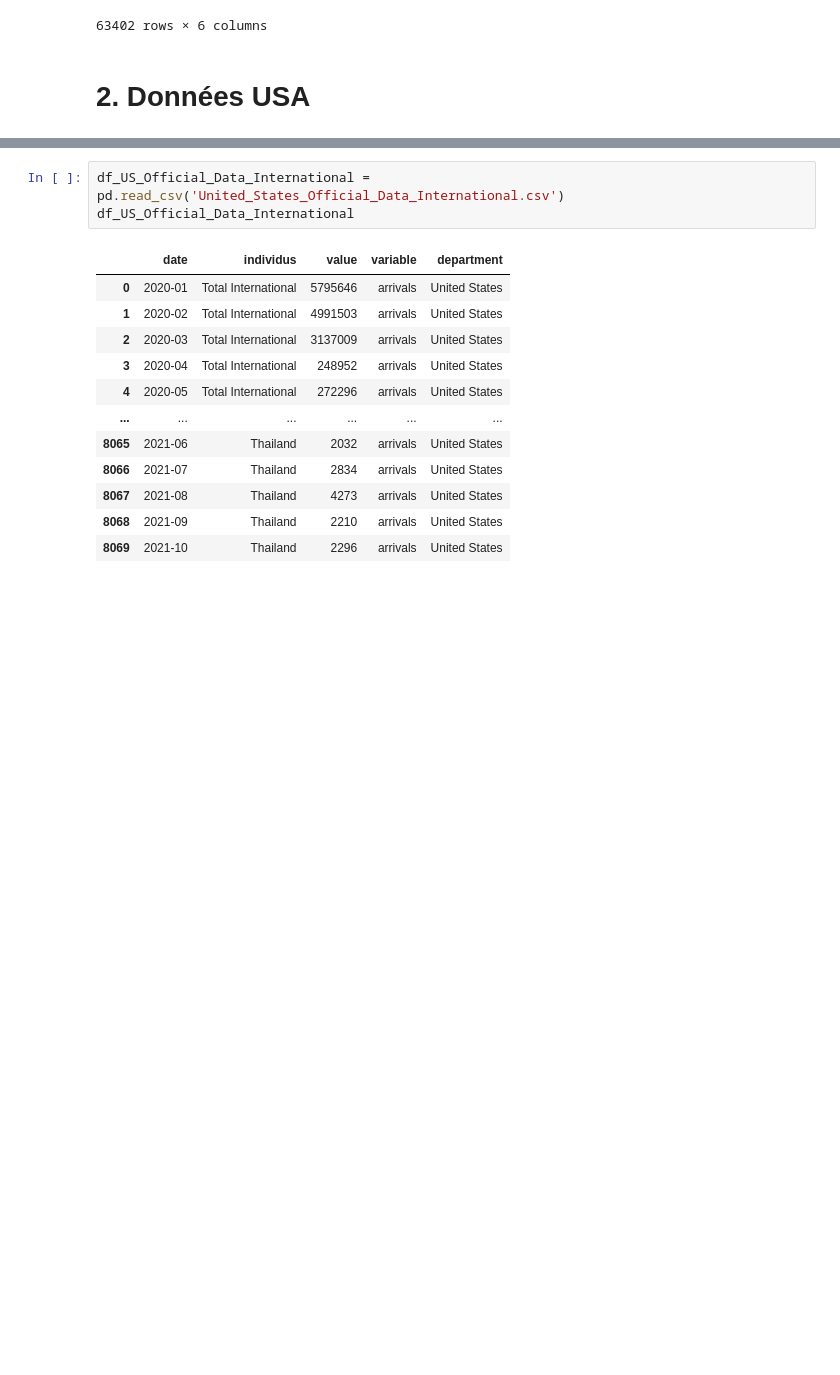
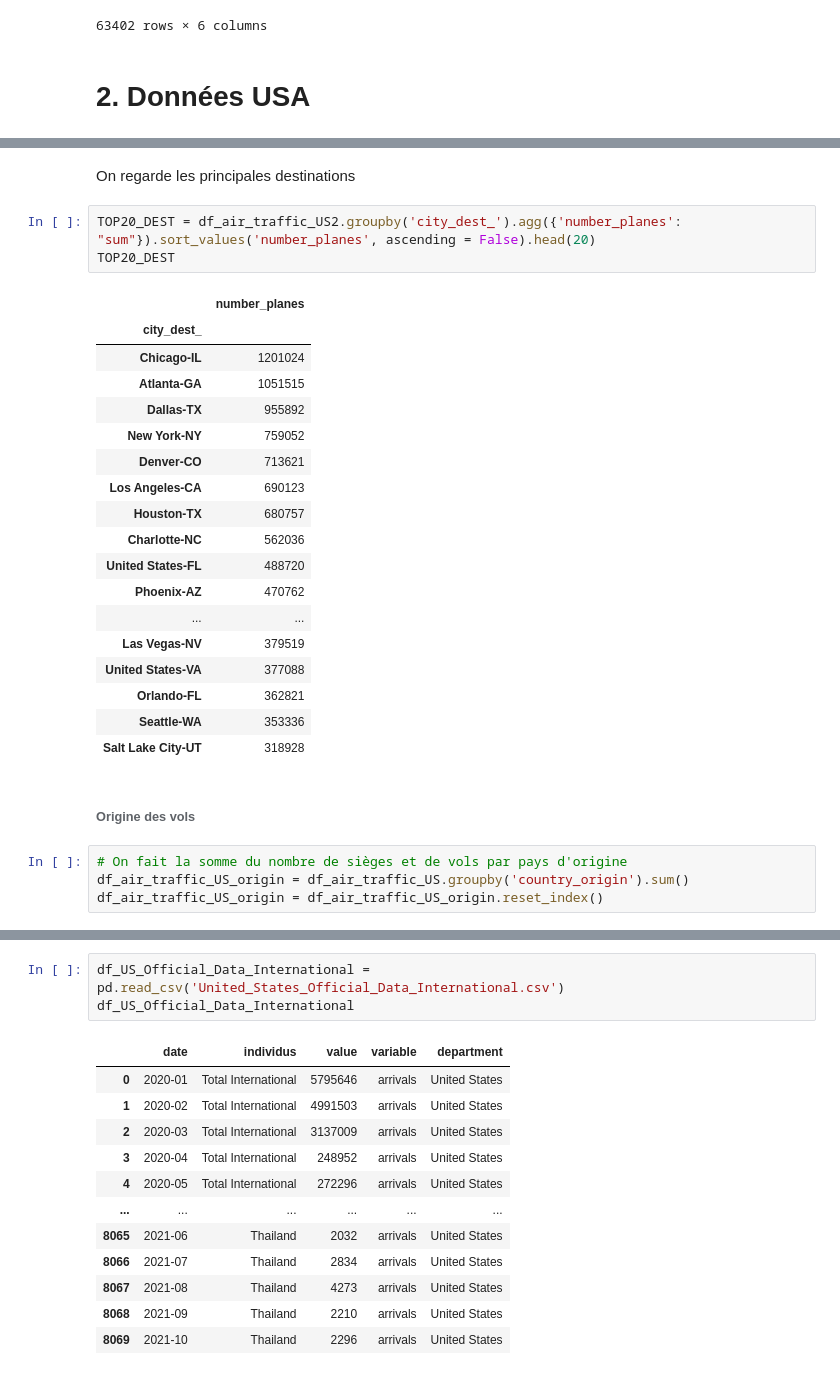
Before and after one commit to julienowack/stat_app, a Jupyter notebook: exploration des bdd.ipynb, the cells around one changed output, grey strips where cells are left out. Saved outputs shown, nothing was run; the diff lists cells and outputs as text; blank space fills up the shorter version.

```diff
--- a/exploration des bdd.ipynb
+++ b/exploration des bdd.ipynb
@@ -316,0 +359,30 @@ df_reviews_france
+# %% [markdown]
+On regarde les principales destinations
+# %%
+TOP20_DEST = df_air_traffic_US2.groupby('city_dest_').agg({'number_planes': "sum"}).sort_values('number_planes', ascending = False).head(20)
+TOP20_DEST
+# %% [output]
+|  | number_planes |
+| city_dest_ |  |
+| Chicago-IL | 1201024 |
+| Atlanta-GA | 1051515 |
+| Dallas-TX | 955892 |
+| New York-NY | 759052 |
+| Denver-CO | 713621 |
+| Los Angeles-CA | 690123 |
+| Houston-TX | 680757 |
+| Charlotte-NC | 562036 |
+| United States-FL | 488720 |
+| Phoenix-AZ | 470762 |
+| ... | ... |
+| Las Vegas-NV | 379519 |
+| United States-VA | 377088 |
+| Orlando-FL | 362821 |
+| Seattle-WA | 353336 |
+| Salt Lake City-UT | 318928 |
+# %% [markdown]
+###### Origine des vols
+# %%
+# On fait la somme du nombre de sièges et de vols par pays d'origine
+df_air_traffic_US_origin = df_air_traffic_US.groupby('country_origin').sum()
+df_air_traffic_US_origin = df_air_traffic_US_origin.reset_index()
```
Also changed, not shown: parts of 16 cells of this notebook.
